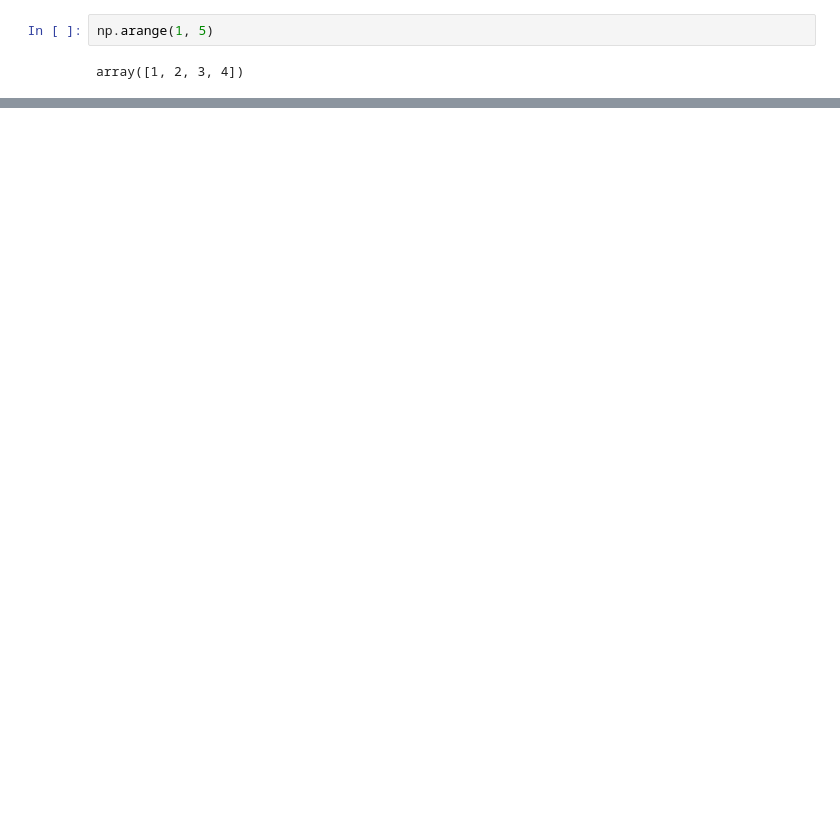
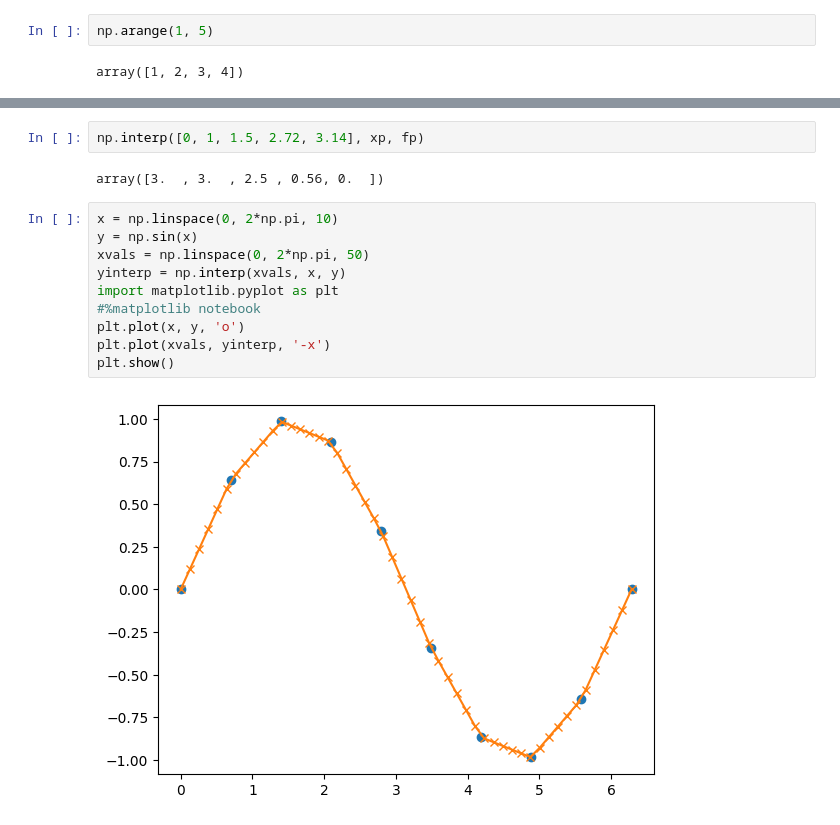
Before and after one commit to massimiliano-ferrara-967/rhtlab-massimiliano, a Jupyter notebook: src/Tutorial 02.ipynb, the cells around one changed output, grey strips where cells are left out. Cells and saved outputs as stored; diff of their text form; blank space fills up the shorter version.

```diff
--- a/src/Tutorial 02.ipynb
+++ b/src/Tutorial 02.ipynb
@@ -108,0 +292,16 @@ F
+# %%
+np.interp([0, 1, 1.5, 2.72, 3.14], xp, fp)
+# %% [output]
+array([3.  , 3.  , 2.5 , 0.56, 0.  ])
+# %%
+x = np.linspace(0, 2*np.pi, 10)
+y = np.sin(x)
+xvals = np.linspace(0, 2*np.pi, 50)
+yinterp = np.interp(xvals, x, y)
+import matplotlib.pyplot as plt
+#%matplotlib notebook
+plt.plot(x, y, 'o')
+plt.plot(xvals, yinterp, '-x')
+plt.show()
+# %% [output]
+[figure, added]
```
Also changed, not shown: parts of 42 cells of this notebook, 2 other files.
